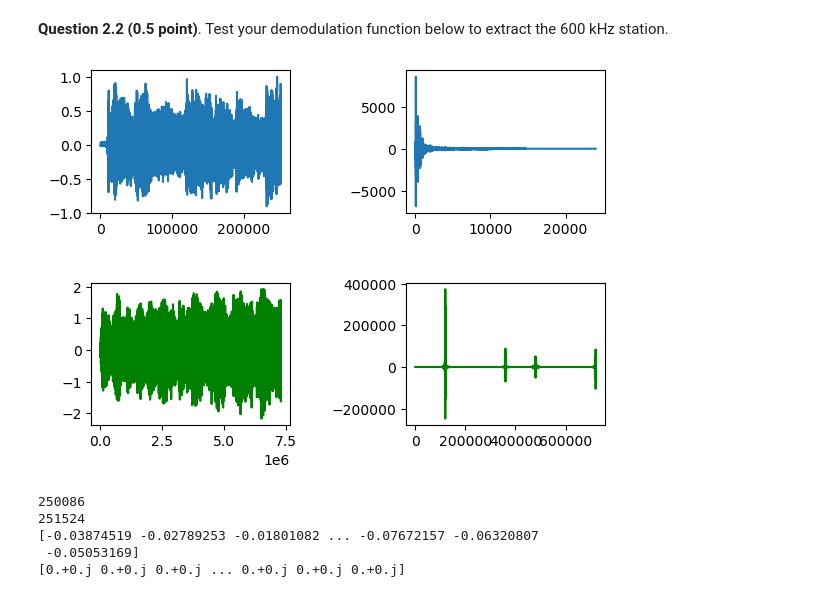
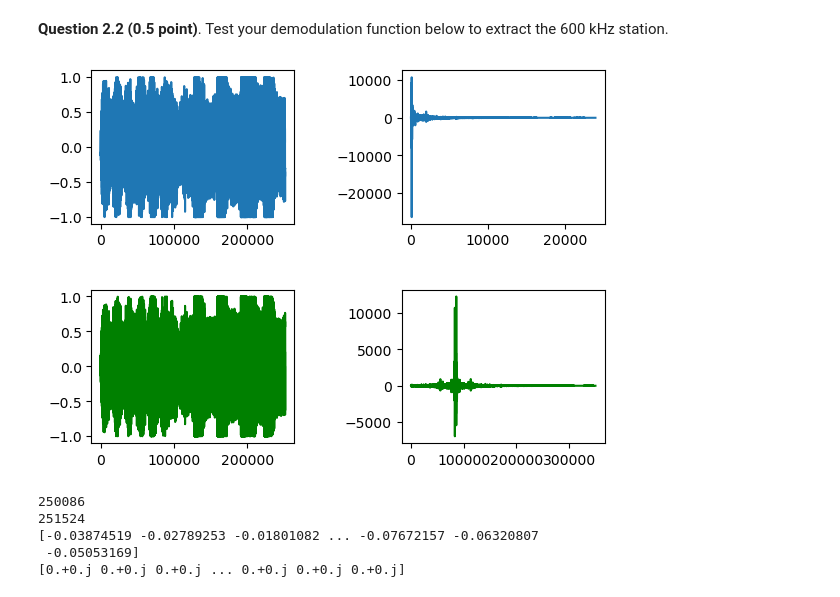
Before and after one commit to halab1t/AM-radio, a Jupyter notebook: AM-Radio.ipynb, the cells around one changed output. Saved outputs shown, nothing was run; the diff lists cells and outputs as text; code cells hidden in the pictures.

```diff
--- a/AM-Radio.ipynb
+++ b/AM-Radio.ipynb
@@ -220,16 +220,15 @@ def simple_receiver(broadcast, station_frequency, phase=0.0, bandpass=True):
 broadcast_array = broadcast(audio_data)
 # %%
 fig, axs = plt.subplots(2,2)
-fdm_out = broadcast_array
-axs[0,0].plot(audio_data[1])
-axs[0,1].plot(np.fft.rfftfreq(len(audio_data[1]), 1/sample_rate), np.fft.rfft(audio_data[1]))
+fdm_out = sinusoidal_amplitude_modulation(audio_data[0], 5800)
+axs[0,0].plot(audio_data[0])
+axs[0,1].plot(np.fft.rfftfreq(len(audio_data[1]), 1/sample_rate), np.fft.rfft(audio_data[0]))
 axs[1,0].plot(fdm_out, 'g')
-axs[1,1].plot(np.fft.rfftfreq(len(fdm_out), 1/(30*sample_rate)), np.fft.rfft(fdm_out), 'g')
-
+axs[1,1].plot(np.fft.rfftfreq(len(fdm_out), 1/700_000), np.fft.rfft(fdm_out), 'g')
 
 fig.tight_layout(pad=3.0)
 # %% [output]
-[figure, old version]
+[figure, new version]
 # %%
 recieved_array = simple_receiver(broadcast_array, 600000, 0.0, True)
 # %%
```
Also changed, not shown: parts of 3 cells of this notebook.
